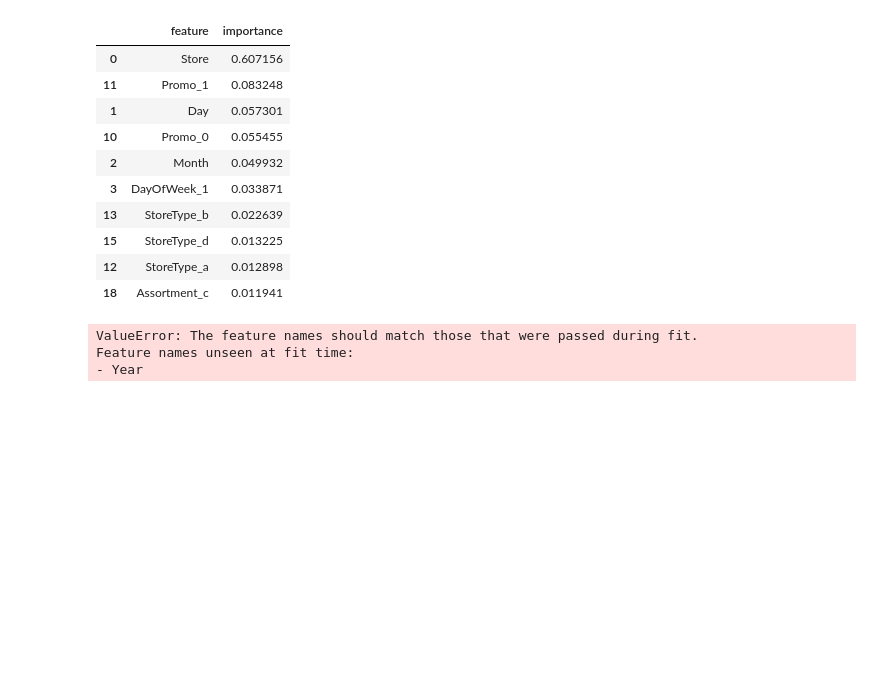
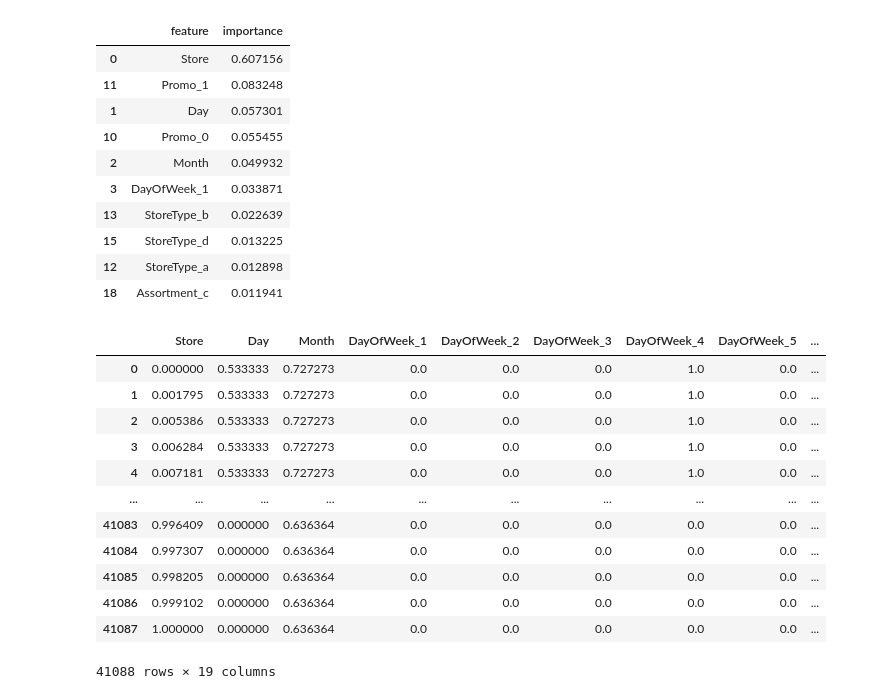
Before and after one commit to diyabhandary/repo1, a Jupyter notebook: RossmannStoreSales.ipynb, the cells around one changed output. Saved outputs shown, nothing was run; the diff lists cells and outputs as text; code cells hidden in the pictures; blank space fills up the shorter version.

```diff
--- a/RossmannStoreSales.ipynb
+++ b/RossmannStoreSales.ipynb
@@ -782,9 +816,19 @@ sample_input = {
     'Promo2Sinceyear': np.nan,
     'PromoInterval': np.nan
 }
-# %%
-predict_input(rf,sample_input)
-# %% [output]
-ValueError: The feature names should match those that were passed during fit.
-Feature names unseen at fit time:
-- Year
+# %%
+X_test
+# %% [output]
+|  | Store | Day | Month | DayOfWeek_1 | DayOfWeek_2 | DayOfWeek_3 | DayOfWeek_4 | DayOfWeek_5 | ... |
+| 0 | 0.000000 | 0.533333 | 0.727273 | 0.0 | 0.0 | 0.0 | 1.0 | 0.0 | ... |
+| 1 | 0.001795 | 0.533333 | 0.727273 | 0.0 | 0.0 | 0.0 | 1.0 | 0.0 | ... |
+| 2 | 0.005386 | 0.533333 | 0.727273 | 0.0 | 0.0 | 0.0 | 1.0 | 0.0 | ... |
+| 3 | 0.006284 | 0.533333 | 0.727273 | 0.0 | 0.0 | 0.0 | 1.0 | 0.0 | ... |
+| 4 | 0.007181 | 0.533333 | 0.727273 | 0.0 | 0.0 | 0.0 | 1.0 | 0.0 | ... |
+| ... | ... | ... | ... | ... | ... | ... | ... | ... | ... |
+| 41083 | 0.996409 | 0.000000 | 0.636364 | 0.0 | 0.0 | 0.0 | 0.0 | 0.0 | ... |
+| 41084 | 0.997307 | 0.000000 | 0.636364 | 0.0 | 0.0 | 0.0 | 0.0 | 0.0 | ... |
+| 41085 | 0.998205 | 0.000000 | 0.636364 | 0.0 | 0.0 | 0.0 | 0.0 | 0.0 | ... |
+| 41086 | 0.999102 | 0.000000 | 0.636364 | 0.0 | 0.0 | 0.0 | 0.0 | 0.0 | ... |
+| 41087 | 1.000000 | 0.000000 | 0.636364 | 0.0 | 0.0 | 0.0 | 0.0 | 0.0 | ... |
+41088 rows × 19 columns
```
Also changed, not shown: parts of 20 cells of this notebook.
